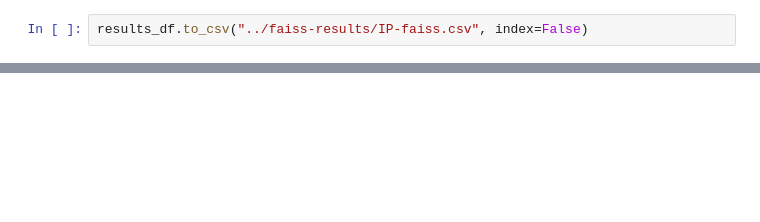
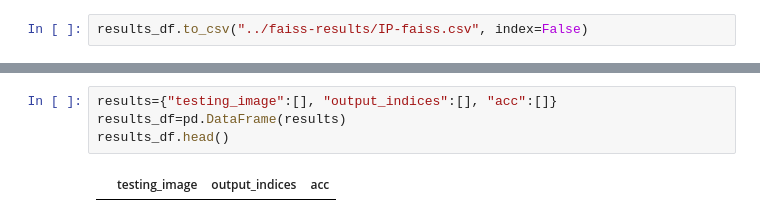
Before and after one commit to kiranbodipati/Similarity_search_review, a Jupyter notebook: faiss/faiss_inference.ipynb, the cells around one changed output, grey strips where cells are left out. Cells and saved outputs as stored; diff of their text form; blank space fills up the shorter version.

```diff
--- a/faiss/faiss_inference.ipynb
+++ b/faiss/faiss_inference.ipynb
@@ -217,0 +251,6 @@ results_df.to_csv("../faiss-results/IP-faiss.csv", index=False)
+# %%
+results={"testing_image":[], "output_indices":[], "acc":[]}
+results_df=pd.DataFrame(results)
+results_df.head()
+# %% [output]
+|  | testing_image | output_indices | acc |
```
Also changed, not shown: parts of 10 cells of this notebook.
